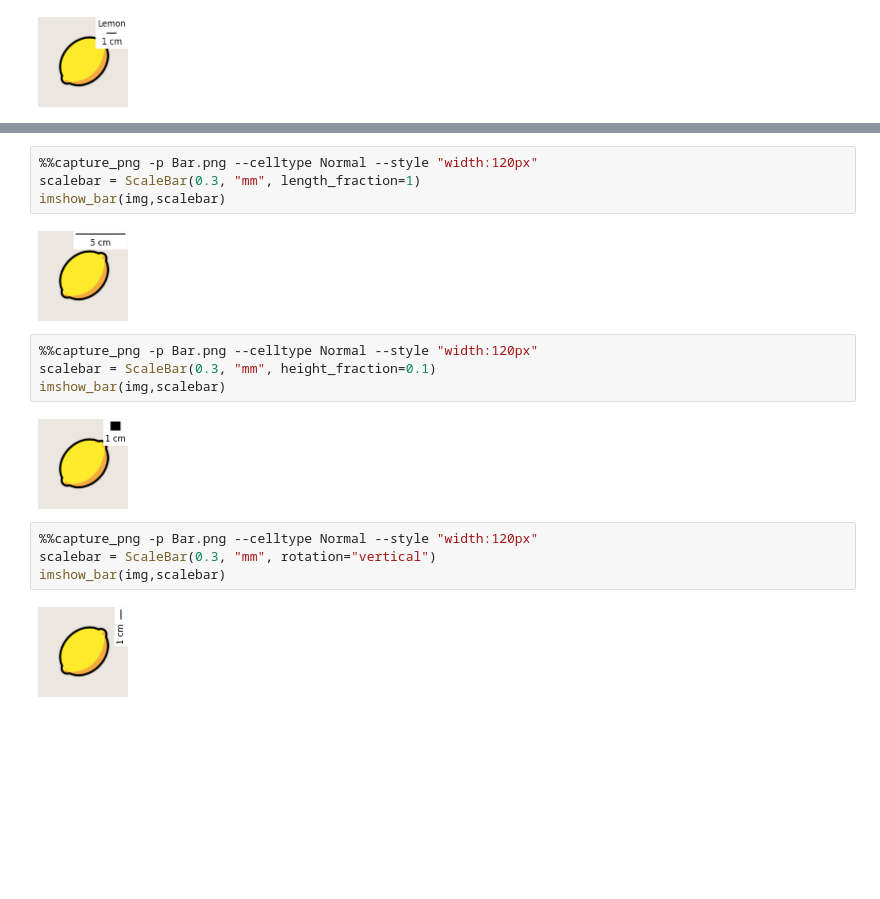
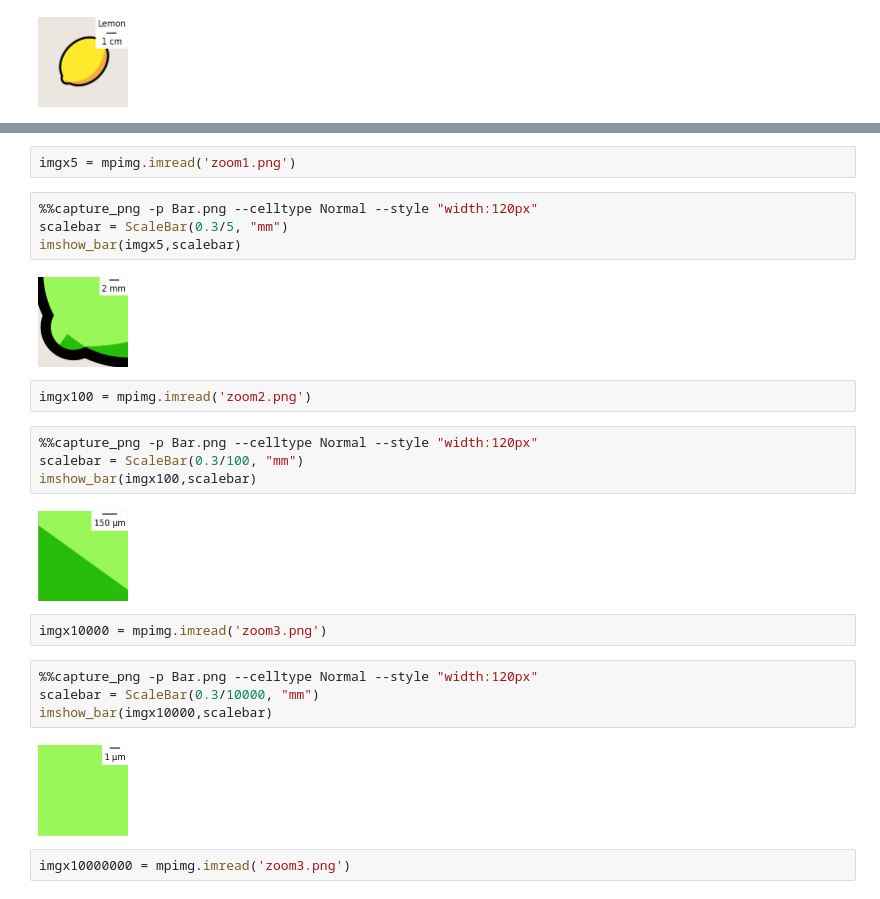
Before and after one commit to kolibril13/plywood-gallery-matplotlib-scalebar, a Jupyter notebook: gallery.ipynb, the cells around one changed output, grey strips where cells are left out. Cells and saved outputs as stored; diff of their text form; blank space fills up the shorter version.

```diff
--- a/gallery.ipynb
+++ b/gallery.ipynb
@@ -104,18 +209,26 @@ imshow_bar(img,scalebar)
+# %%
+imgx5 = mpimg.imread('zoom1.png')
 # %%
 %%capture_png -p Bar.png --celltype Normal --style "width:120px"
-scalebar = ScaleBar(0.3, "mm", length_fraction=1)
-imshow_bar(img,scalebar)
+scalebar = ScaleBar(0.3/5, "mm")
+imshow_bar(imgx5,scalebar)
 # %% [output]
-[figure, old version]
+[figure, new version]
+# %%
+imgx100 = mpimg.imread('zoom2.png')
 # %%
 %%capture_png -p Bar.png --celltype Normal --style "width:120px"
-scalebar = ScaleBar(0.3, "mm", height_fraction=0.1)
-imshow_bar(img,scalebar)
+scalebar = ScaleBar(0.3/100, "mm")
+imshow_bar(imgx100,scalebar)
 # %% [output]
-[figure, old version]
+[figure, new version]
+# %%
+imgx10000 = mpimg.imread('zoom3.png')
 # %%
 %%capture_png -p Bar.png --celltype Normal --style "width:120px"
-scalebar = ScaleBar(0.3, "mm", rotation="vertical")
-imshow_bar(img,scalebar)
+scalebar = ScaleBar(0.3/10000, "mm")
+imshow_bar(imgx10000,scalebar)
 # %% [output]
-[figure, old version]
+[figure, new version]
+# %%
+imgx10000000 = mpimg.imread('zoom3.png')
```
Also changed, not shown: parts of 25 cells of this notebook, 48 other files.
